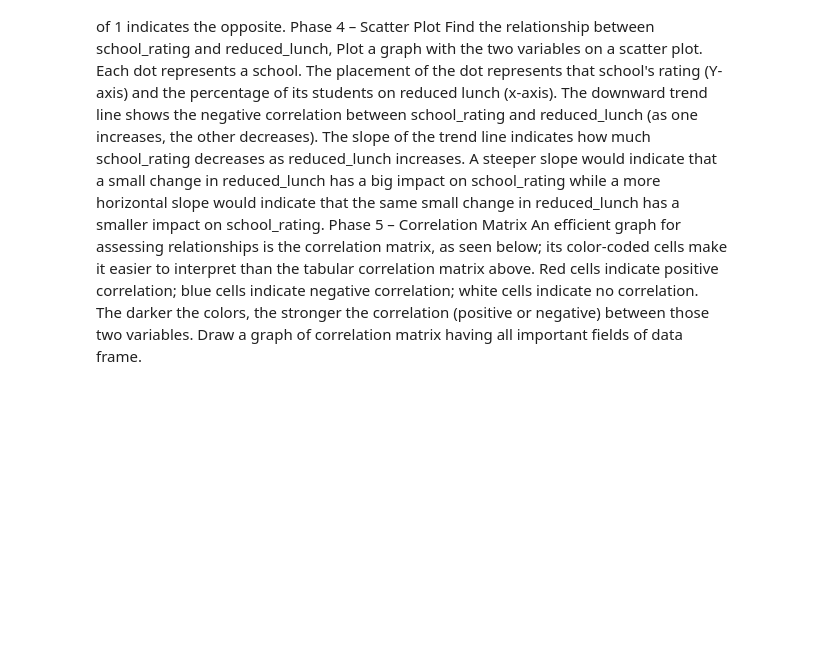
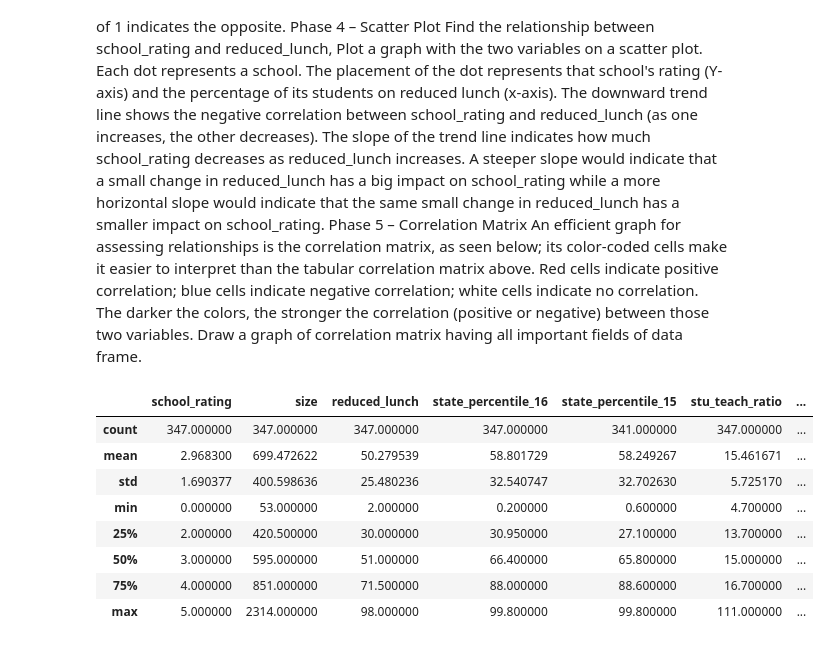
Before and after one commit to tcsanitesh/DataScience, a Jupyter notebook: CaseStudy1_Numpy_pandas_matplotlib.ipynb, the cells around one changed output. Saved outputs shown, nothing was run; the diff lists cells and outputs as text; code cells hidden in the pictures; blank space fills up the shorter version.

```diff
--- a/CaseStudy1_Numpy_pandas_matplotlib.ipynb
+++ b/CaseStudy1_Numpy_pandas_matplotlib.ipynb
@@ -289,3 +337,17 @@ above. Red cells indicate positive correlation; blue cells indicate negative cor
 white cells indicate no correlation. The darker the colors, the stronger the correlation
 (positive or negative) between those two variables. Draw a graph of correlation matrix
 having all important fields of data frame.
+# %%
+import pandas as pd
+data = pd.read_csv("/content/middle_tn_schools.csv")
+data.describe()
+# %% [output]
+|  | school_rating | size | reduced_lunch | state_percentile_16 | state_percentile_15 | stu_teach_ratio | ... |
+| count | 347.000000 | 347.000000 | 347.000000 | 347.000000 | 341.000000 | 347.000000 | ... |
+| mean | 2.968300 | 699.472622 | 50.279539 | 58.801729 | 58.249267 | 15.461671 | ... |
+| std | 1.690377 | 400.598636 | 25.480236 | 32.540747 | 32.702630 | 5.725170 | ... |
+| min | 0.000000 | 53.000000 | 2.000000 | 0.200000 | 0.600000 | 4.700000 | ... |
+| 25% | 2.000000 | 420.500000 | 30.000000 | 30.950000 | 27.100000 | 13.700000 | ... |
+| 50% | 3.000000 | 595.000000 | 51.000000 | 66.400000 | 65.800000 | 15.000000 | ... |
+| 75% | 4.000000 | 851.000000 | 71.500000 | 88.000000 | 88.600000 | 16.700000 | ... |
+| max | 5.000000 | 2314.000000 | 98.000000 | 99.800000 | 99.800000 | 111.000000 | ... |
```
Also changed, not shown: parts of 7 cells of this notebook.
